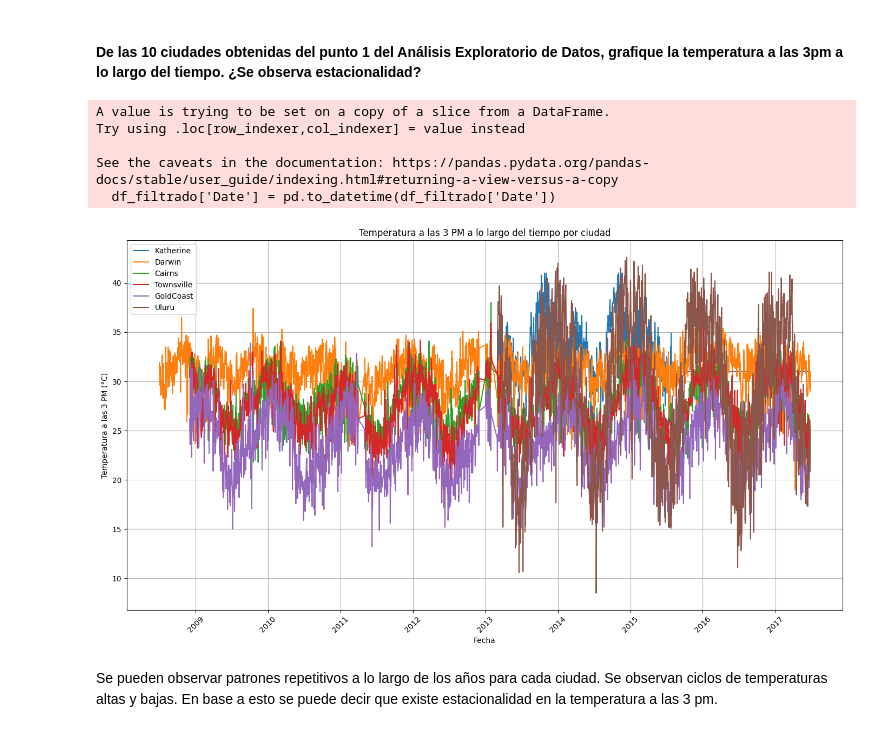
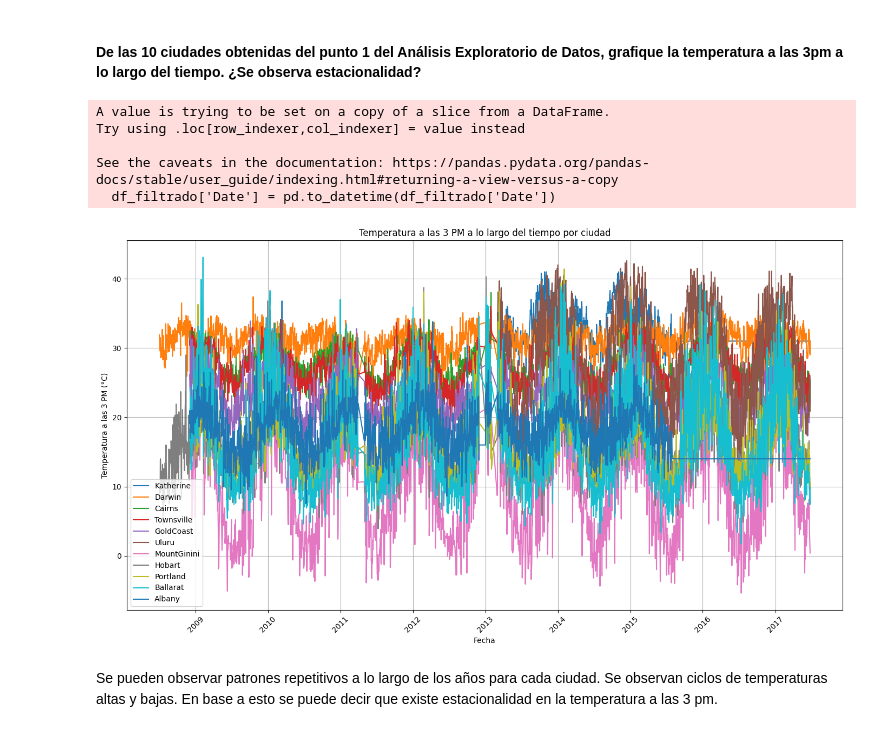
Before and after one commit to Joacogomezc98/CEIOT-ML-TP1, a Jupyter notebook: EDA.ipynb, the cells around one changed output. Cells and saved outputs as stored; diff of their text form; code cells hidden in the pictures.

```diff
--- a/EDA.ipynb
+++ b/EDA.ipynb
@@ -331,7 +346,8 @@ Ciudad con menor precipitacion: Adelaide, Cantidad: 0.0
 # %% [markdown]
 #### Para las 10 ciudades obtenidas en el punto 1, calcule la dirección del viento más fuerte que más veces ocurrió.
 # %%
-ciudades_objetivo = ['Katherine', 'Darwin', 'Cairns', 'Townsville', 'GoldCoast', 'Uluru']
+ciudades_objetivo = ['Katherine', 'Darwin', 'Cairns', 'Townsville', 'GoldCoast', 'Uluru', 'MountGinini','Hobart','Portland','Ballarat','Albany']
+
 df_filtrado = ordered_weather[ordered_weather['Location'].isin(ciudades_objetivo)]
 
 max_viento_por_ciudad = df_filtrado.groupby('Location')['WindGustSpeed'].transform('max')
@@ -433,7 +454,7 @@ Name: RainTomorrow, dtype: float64
 # %% [markdown]
 #### De las 10 ciudades obtenidas del punto 1 del Análisis Exploratorio de Datos, grafique la temperatura a las 3pm a lo largo del tiempo. ¿Se observa estacionalidad?
 # %%
-ciudades_objetivo = ['Katherine', 'Darwin', 'Cairns', 'Townsville', 'GoldCoast', 'Uluru']
+ciudades_objetivo = ['Katherine', 'Darwin', 'Cairns', 'Townsville', 'GoldCoast', 'Uluru', 'MountGinini','Hobart','Portland','Ballarat','Albany']
 
 # Filtra el dataset para las ciudades de interés
 df_filtrado = ordered_weather[ordered_weather['Location'].isin(ciudades_objetivo)]
@@ -441,34 +462,34 @@ df_filtrado = ordered_weather[ordered_weather['Location'].isin(ciudades_objetivo
 # Asegúrate de que 'Date' esté en formato datetime
 df_filtrado['Date'] = pd.to_datetime(df_filtrado['Date'])
 
 # Selecciona la temperatura a las 3 PM y la fecha
 df_temp_3pm = df_filtrado[['Date', 'Location', 'Temp3pm']]
 
 # Configura la gráfica
 plt.figure(figsize=(14, 8))
 
 # Graficar la temperatura a las 3 PM a lo largo del tiempo para cada ciudad
 for ciudad in ciudades_objetivo:
     df_ciudad = df_temp_3pm[df_temp_3pm['Location'] == ciudad]
     plt.plot(df_ciudad['Date'], df_ciudad['Temp3pm'], label=ciudad)
 
 plt.xlabel('Fecha')
 plt.ylabel('Temperatura a las 3 PM (°C)')
 plt.title('Temperatura a las 3 PM a lo largo del tiempo por ciudad')
 plt.legend()
 plt.grid(True)
 plt.xticks(rotation=45)
 plt.tight_layout()
 
 # Mostrar la gráfica
 plt.show()
 # %% [output]
 A value is trying to be set on a copy of a slice from a DataFrame.
 Try using .loc[row_indexer,col_indexer] = value instead
 
 See the caveats in the documentation: https://pandas.pydata.org/pandas-docs/stable/user_guide/indexing.html#returning-a-view-versus-a-copy
   df_filtrado['Date'] = pd.to_datetime(df_filtrado['Date'])
-[figure, old version]
+[figure, new version]
 # %% [markdown]
 Se pueden observar patrones repetitivos a lo largo de los años para cada ciudad. Se observan ciclos de temperaturas altas y bajas. En base a esto se puede decir que existe estacionalidad en la temperatura a las 3 pm.
 # %% [markdown]
```
Also changed, not shown: parts of 8 cells of this notebook.
